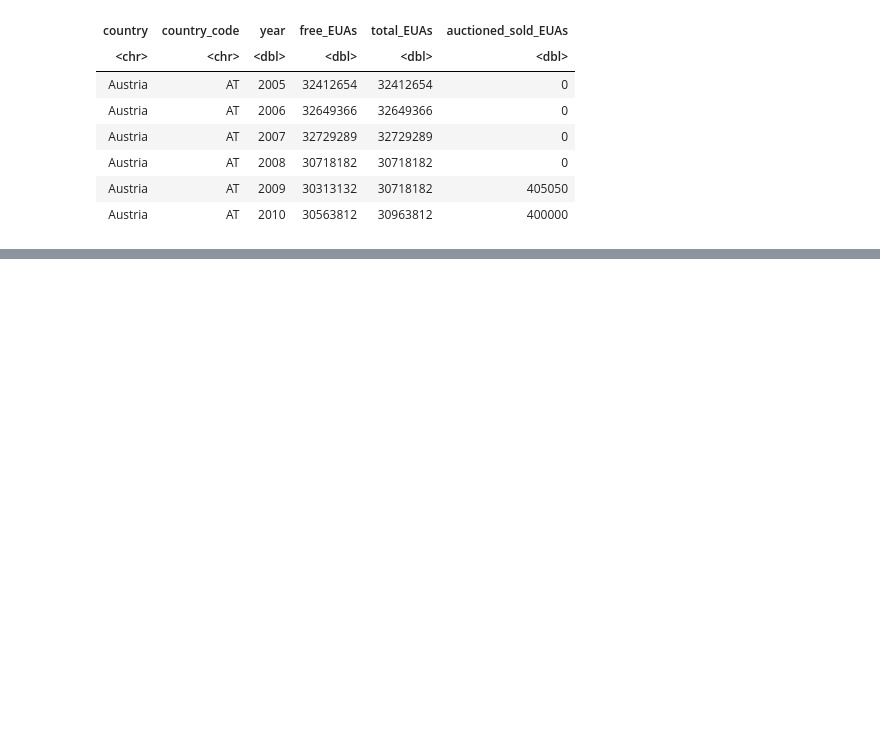
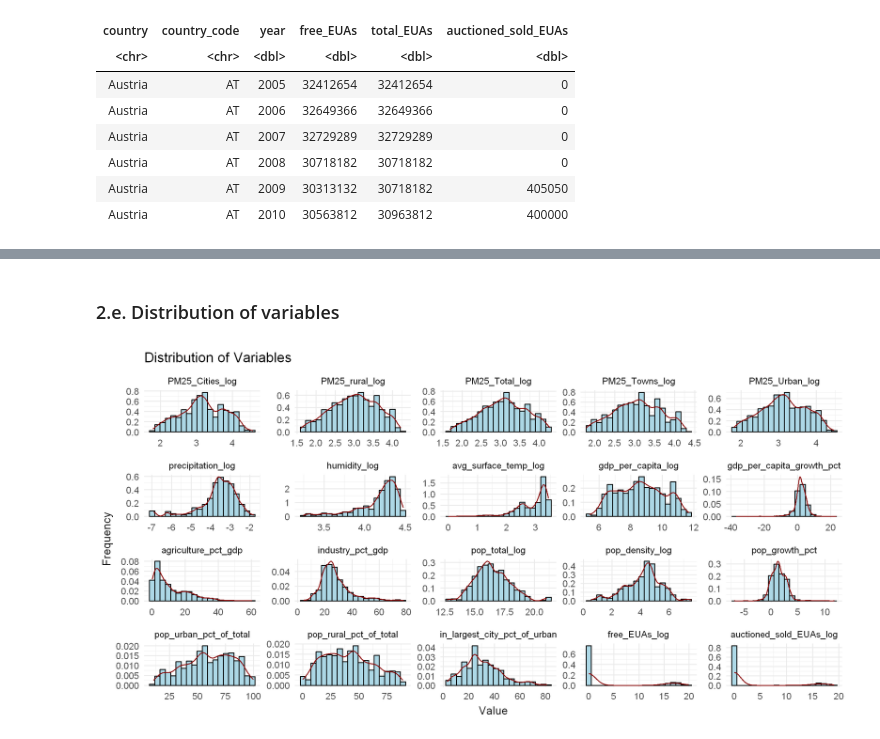
Before and after one commit to huseyinpolat-ds/UW_WNE_DSBA_Master_Thesis_437969, a Jupyter notebook: Thesis_EDA.ipynb, the cells around one changed output, grey strips where cells are left out. Cells and saved outputs as stored; diff of their text form; code cells hidden in the pictures; blank space fills up the shorter version.

```diff
--- a/Thesis_EDA.ipynb
+++ b/Thesis_EDA.ipynb
@@ -758,0 +491,49 @@ Caused by error in `vec_assign()`:
+# %%
+all_indicators_filtered <- all_indicators_filtered %>%
+  group_by(year) %>%
+  mutate(pop_in_largest_city_pct_of_urban_pop = ifelse(
+    is.na(pop_in_largest_city_pct_of_urban_pop) & is_eu_ets == TRUE,
+    mean(pop_in_largest_city_pct_of_urban_pop[is_eu_ets == TRUE], na.rm = TRUE),
+    pop_in_largest_city_pct_of_urban_pop
+  )) %>%
+  ungroup()
+
+# Remove records with NAs
+all_indicators_final <- na.omit(all_indicators_filtered)
+# %% [markdown]
+### 2.e. Distribution of variables
+# %%
+column_order <- c('PM25_Cities_log', 'PM25_rural_log', 'PM25_Total_log', 'PM25_Towns_log', 'PM25_Urban_log',
+'precipitation_log', 'humidity_log', 'avg_surface_temp_log',
+'gdp_per_capita_log', 'gdp_per_capita_growth_pct', 'recession_binary', 'agriculture_pct_gdp', 'industry_pct_gdp',
+'pop_total_log', 'pop_density_log', 'pop_growth_pct', 'pop_urban_pct_of_total', 'pop_rural_pct_of_total', 'pop_in_largest_city_pct_of_urban_pop',
+'is_eu_ets', 'free_EUAs_log', 'auctioned_sold_EUAs_log')
+
+all_indicators_final <- all_indicators_final %>% select(all_of(c("country", "year", "country_code", column_order)))
+
+all_indicators_final$dummyvar <- "dummyvar"  # Create a dummy variable for pivot_longer()
+# Reshape the dataframe to long format
+selected_variables_long <- pivot_longer(all_indicators_final[,setdiff(colnames(all_indicators_final), c("year", "country", "country_code", "recession_binary", "is_eu_ets"))], -dummyvar)
+all_indicators_final$dummyvar <- NULL
+
+# Convert 'name' to factor with levels based on original dataset order
+selected_variables_long$name <- factor(selected_variables_long$name, levels = names(all_indicators_final)[!names(all_indicators_final) %in% c("year", "country", "country_code", "recession_binary", "is_eu_ets")])
+
+# Create the plot with KDE and CDF
+plot_vars <- ggplot(selected_variables_long, aes(x = value, y = ..density..)) +
+  geom_histogram(bins = 20, fill = "lightblue", color = "black", na.rm = TRUE) +
+  geom_density(color = "darkred", adjust = 1, na.rm = TRUE) +  # Adjust the bandwidth
+  facet_wrap(~name, scales = "free") +
+  theme_minimal() +  # Adjust the theme if needed
+  labs(title = "Distribution of Variables",
+       x = "Value",
+       y = "Frequency")
+
+options(repr.plot.width = 10, repr.plot.height = 5, repr.plot.res = 250)
+
+plot(plot_vars)
+
+# Save the plot with adjusted width
+# ggsave("plot_vars.jpg", plot_vars, width = 15, height = 8)
+# %% [output]
+[figure, added]
```
Also changed, not shown: parts of 52 cells of this notebook.
